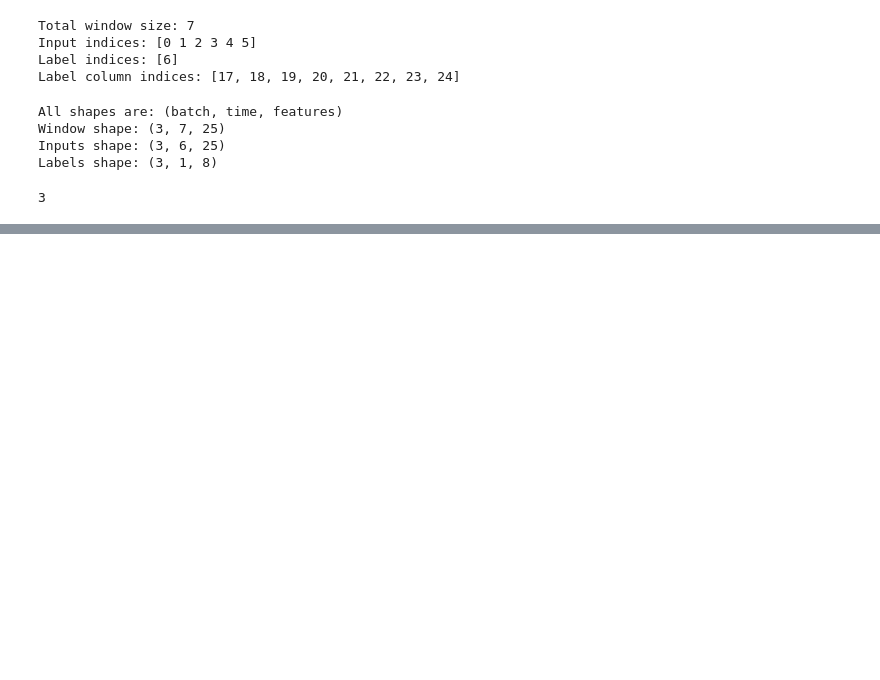
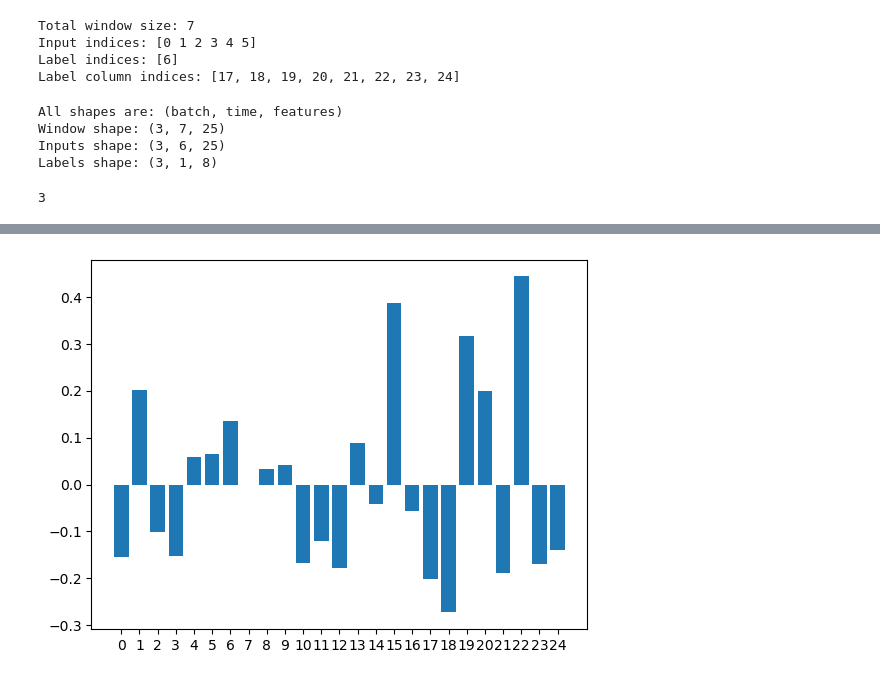
Before and after one commit to tgfive/Inverse_Classification, a Jupyter notebook: brazil_data/time_series_playground.ipynb, the cells around one changed output, grey strips where cells are left out. Cells and saved outputs as stored; diff of their text form; code cells hidden in the pictures; blank space fills up the shorter version.

```diff
--- a/brazil_data/time_series_playground.ipynb
+++ b/brazil_data/time_series_playground.ipynb
@@ -346,0 +487,7 @@ example_labels[1, :, 0]
+# %%
+plt.bar(x = range(train_dat['X'].shape[1]),
+    height=linear.layers[0].kernel[:,0].numpy())
+axis = plt.gca()
+_ = axis.set_xticks(range(train_dat['X'].shape[1]))
+# %% [output]
+[figure, added]
```
Also changed, not shown: parts of 27 cells of this notebook.
